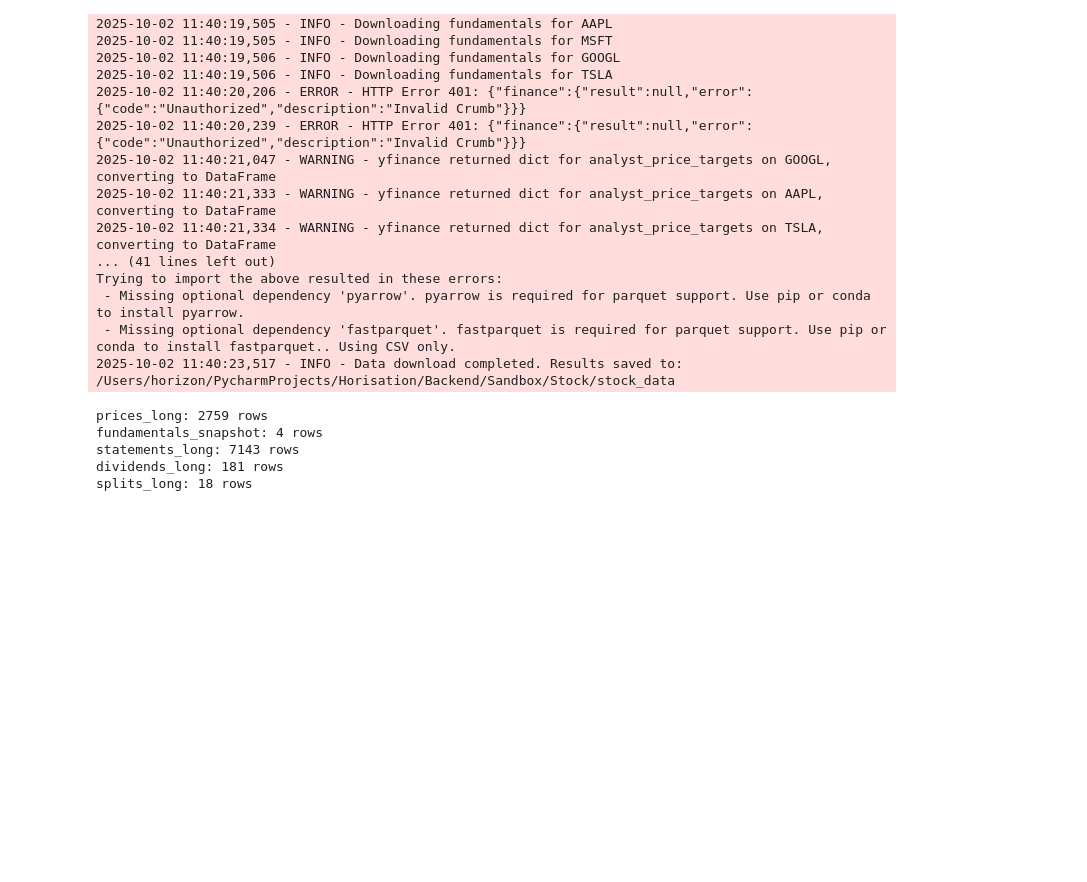
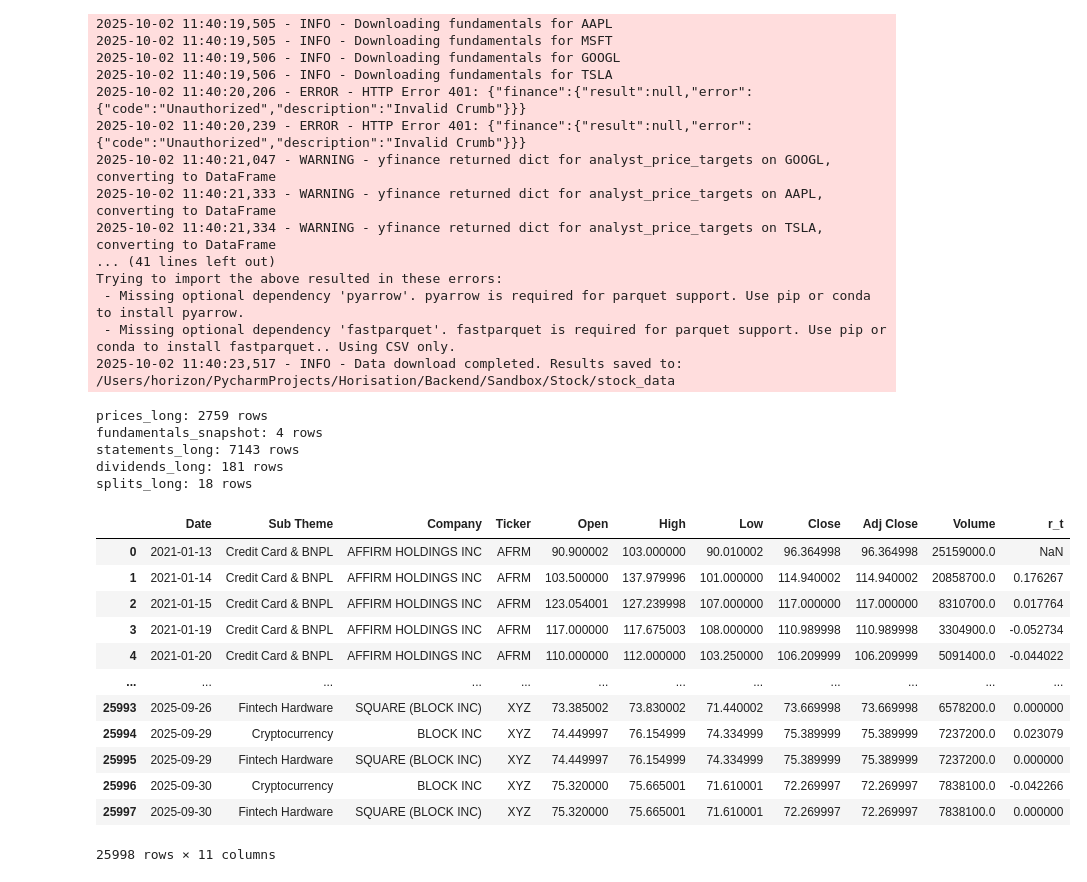
Before and after one commit to HorizonHJY/Horisation, a Jupyter notebook: Backend/Sandbox/Stock/Prototype.ipynb, the cells around one changed output. Cells and saved outputs as stored; diff of their text form; code cells hidden in the pictures; blank space fills up the shorter version.

```diff
--- a/Backend/Sandbox/Stock/Prototype.ipynb
+++ b/Backend/Sandbox/Stock/Prototype.ipynb
@@ -1139,3 +1231,20 @@ fundamentals_snapshot: 4 rows
 statements_long: 7143 rows
 dividends_long: 181 rows
 splits_long: 18 rows
+# %%
+price_df = pd.read_csv('price_history.csv')
+price_df
+# %% [output]
+|  | Date | Sub Theme | Company | Ticker | Open | High | Low | Close | Adj Close | Volume | r_t |
+| 0 | 2021-01-13 | Credit Card & BNPL | AFFIRM HOLDINGS INC | AFRM | 90.900002 | 103.000000 | 90.010002 | 96.364998 | 96.364998 | 25159000.0 | NaN |
+| 1 | 2021-01-14 | Credit Card & BNPL | AFFIRM HOLDINGS INC | AFRM | 103.500000 | 137.979996 | 101.000000 | 114.940002 | 114.940002 | 20858700.0 | 0.176267 |
+| 2 | 2021-01-15 | Credit Card & BNPL | AFFIRM HOLDINGS INC | AFRM | 123.054001 | 127.239998 | 107.000000 | 117.000000 | 117.000000 | 8310700.0 | 0.017764 |
+| 3 | 2021-01-19 | Credit Card & BNPL | AFFIRM HOLDINGS INC | AFRM | 117.000000 | 117.675003 | 108.000000 | 110.989998 | 110.989998 | 3304900.0 | -0.052734 |
+| 4 | 2021-01-20 | Credit Card & BNPL | AFFIRM HOLDINGS INC | AFRM | 110.000000 | 112.000000 | 103.250000 | 106.209999 | 106.209999 | 5091400.0 | -0.044022 |
+| ... | ... | ... | ... | ... | ... | ... | ... | ... | ... | ... | ... |
+| 25993 | 2025-09-26 | Fintech Hardware | SQUARE (BLOCK INC) | XYZ | 73.385002 | 73.830002 | 71.440002 | 73.669998 | 73.669998 | 6578200.0 | 0.000000 |
+| 25994 | 2025-09-29 | Cryptocurrency | BLOCK INC | XYZ | 74.449997 | 76.154999 | 74.334999 | 75.389999 | 75.389999 | 7237200.0 | 0.023079 |
+| 25995 | 2025-09-29 | Fintech Hardware | SQUARE (BLOCK INC) | XYZ | 74.449997 | 76.154999 | 74.334999 | 75.389999 | 75.389999 | 7237200.0 | 0.000000 |
+| 25996 | 2025-09-30 | Cryptocurrency | BLOCK INC | XYZ | 75.320000 | 75.665001 | 71.610001 | 72.269997 | 72.269997 | 7838100.0 | -0.042266 |
+| 25997 | 2025-09-30 | Fintech Hardware | SQUARE (BLOCK INC) | XYZ | 75.320000 | 75.665001 | 71.610001 | 72.269997 | 72.269997 | 7838100.0 | 0.000000 |
+25998 rows × 11 columns
```
Also changed, not shown: parts of 5 cells of this notebook.
